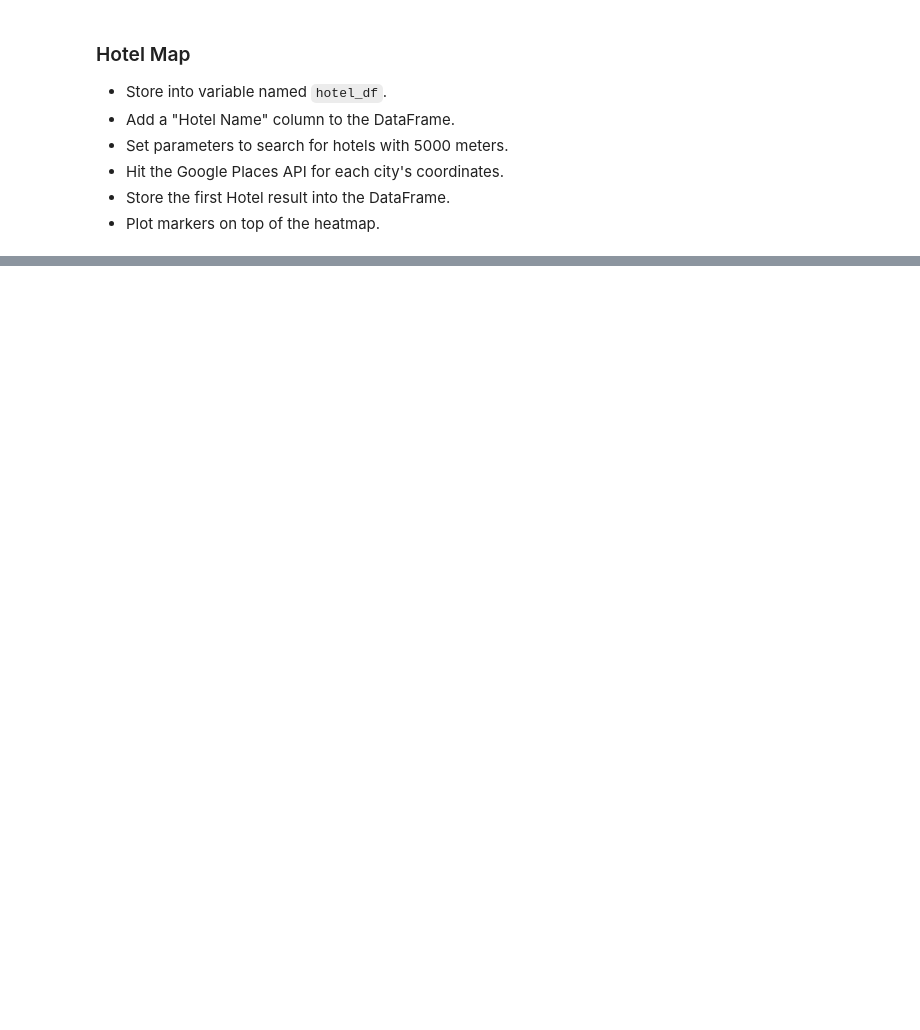
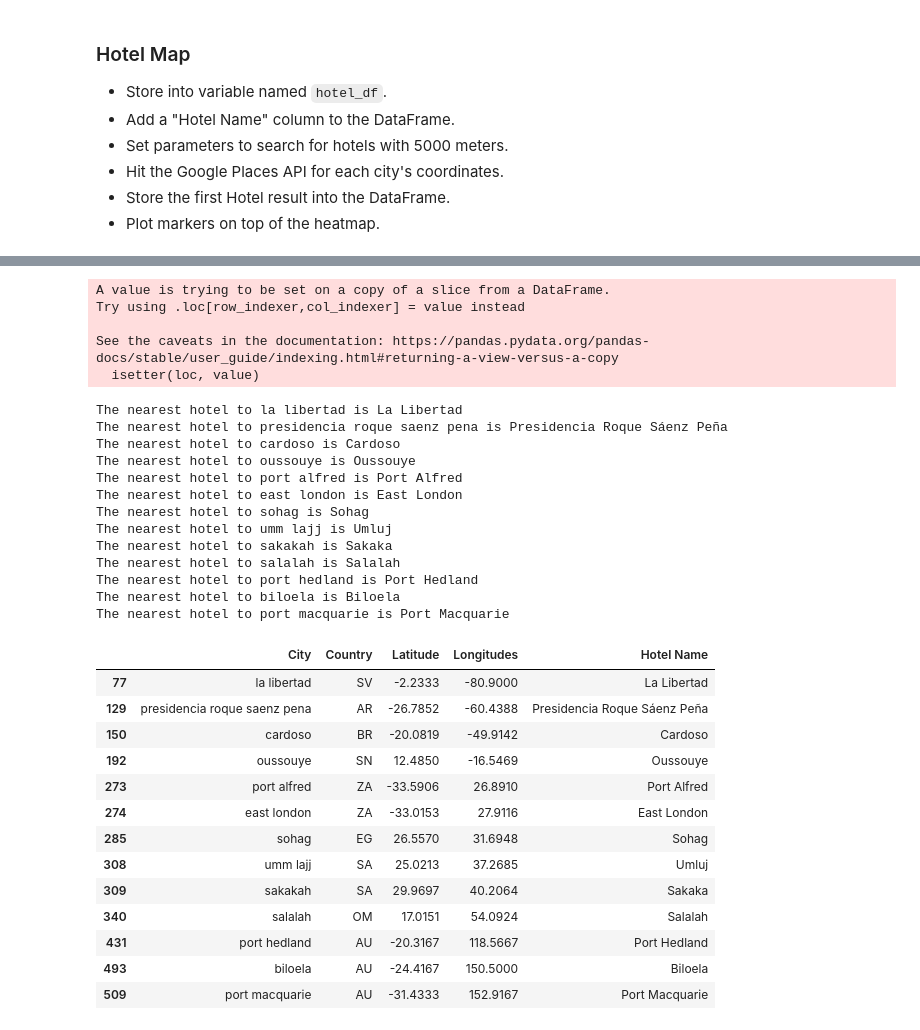
Before and after one commit to helenamin/Vacation-Research, a Jupyter notebook: VacationPy/VacationPy.ipynb, the cells around one changed output, grey strips where cells are left out. Cells and saved outputs as stored; diff of their text form; code cells hidden in the pictures; blank space fills up the shorter version.

```diff
--- a/VacationPy/VacationPy.ipynb
+++ b/VacationPy/VacationPy.ipynb
@@ -85,0 +160,52 @@ fig
+# %%
+base_url = "https://maps.googleapis.com/maps/api/place/nearbysearch/json"
+
+params = {"type" : "hotel",
+          "radius" : 5000,
+          "key" : g_key}
+
+for index,row in hotel_df.iterrows():
+    city = row["City"]
+    lat = row["Latitude"]
+    lng = row["Longitudes"]
+
+    params["location"] = f"{lat},{lng}"
+    response = requests.get(base_url, params=params).json()
+    hotel_name = response['results'][0]['name']
+    hotel_df.loc[index,"Hotel Name"] = hotel_name
+    print(f"The nearest hotel to {city} is {hotel_name}")
+
+hotel_df
+# %% [output]
+A value is trying to be set on a copy of a slice from a DataFrame.
+Try using .loc[row_indexer,col_indexer] = value instead
+
+See the caveats in the documentation: https://pandas.pydata.org/pandas-docs/stable/user_guide/indexing.html#returning-a-view-versus-a-copy
+  isetter(loc, value)
+The nearest hotel to la libertad is La Libertad
+The nearest hotel to presidencia roque saenz pena is Presidencia Roque Sáenz Peña
+The nearest hotel to cardoso is Cardoso
+The nearest hotel to oussouye is Oussouye
+The nearest hotel to port alfred is Port Alfred
+The nearest hotel to east london is East London
+The nearest hotel to sohag is Sohag
+The nearest hotel to umm lajj is Umluj
+The nearest hotel to sakakah is Sakaka
+The nearest hotel to salalah is Salalah
+The nearest hotel to port hedland is Port Hedland
+The nearest hotel to biloela is Biloela
+The nearest hotel to port macquarie is Port Macquarie
+|  | City | Country | Latitude | Longitudes | Hotel Name |
+| 77 | la libertad | SV | -2.2333 | -80.9000 | La Libertad |
+| 129 | presidencia roque saenz pena | AR | -26.7852 | -60.4388 | Presidencia Roque Sáenz Peña |
+| 150 | cardoso | BR | -20.0819 | -49.9142 | Cardoso |
+| 192 | oussouye | SN | 12.4850 | -16.5469 | Oussouye |
+| 273 | port alfred | ZA | -33.5906 | 26.8910 | Port Alfred |
+| 274 | east london | ZA | -33.0153 | 27.9116 | East London |
+| 285 | sohag | EG | 26.5570 | 31.6948 | Sohag |
+| 308 | umm lajj | SA | 25.0213 | 37.2685 | Umluj |
+| 309 | sakakah | SA | 29.9697 | 40.2064 | Sakaka |
+| 340 | salalah | OM | 17.0151 | 54.0924 | Salalah |
+| 431 | port hedland | AU | -20.3167 | 118.5667 | Port Hedland |
+| 493 | biloela | AU | -24.4167 | 150.5000 | Biloela |
+| 509 | port macquarie | AU | -31.4333 | 152.9167 | Port Macquarie |
```
Also changed, not shown: parts of 8 cells of this notebook.
